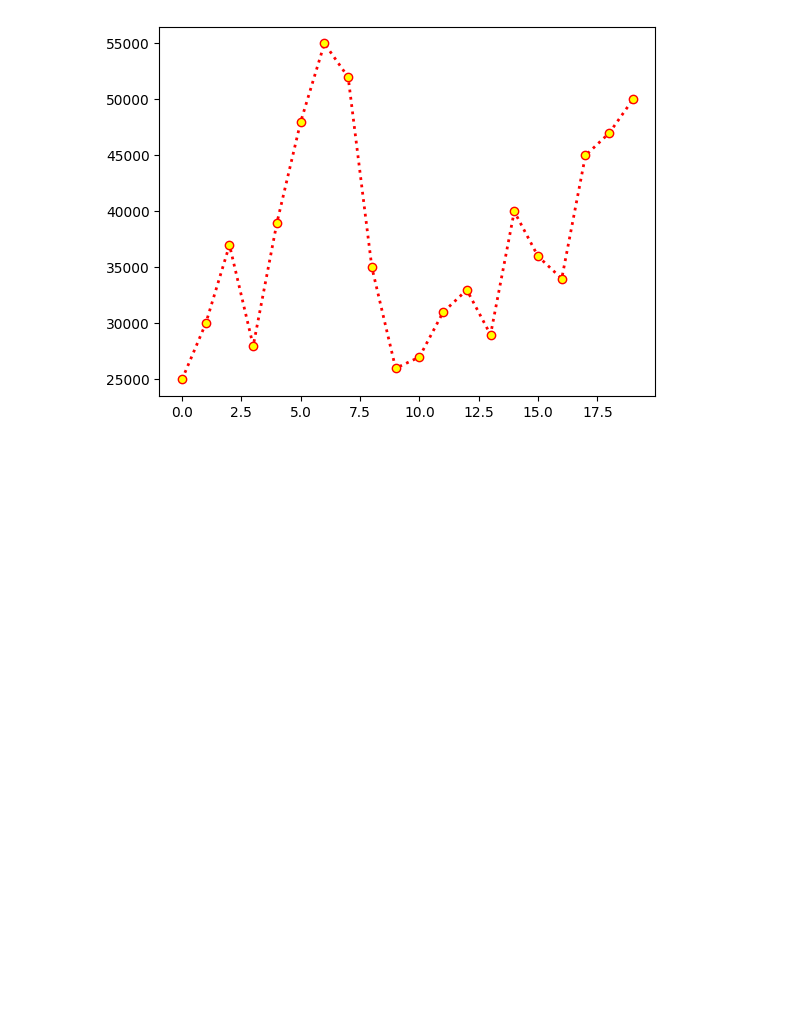
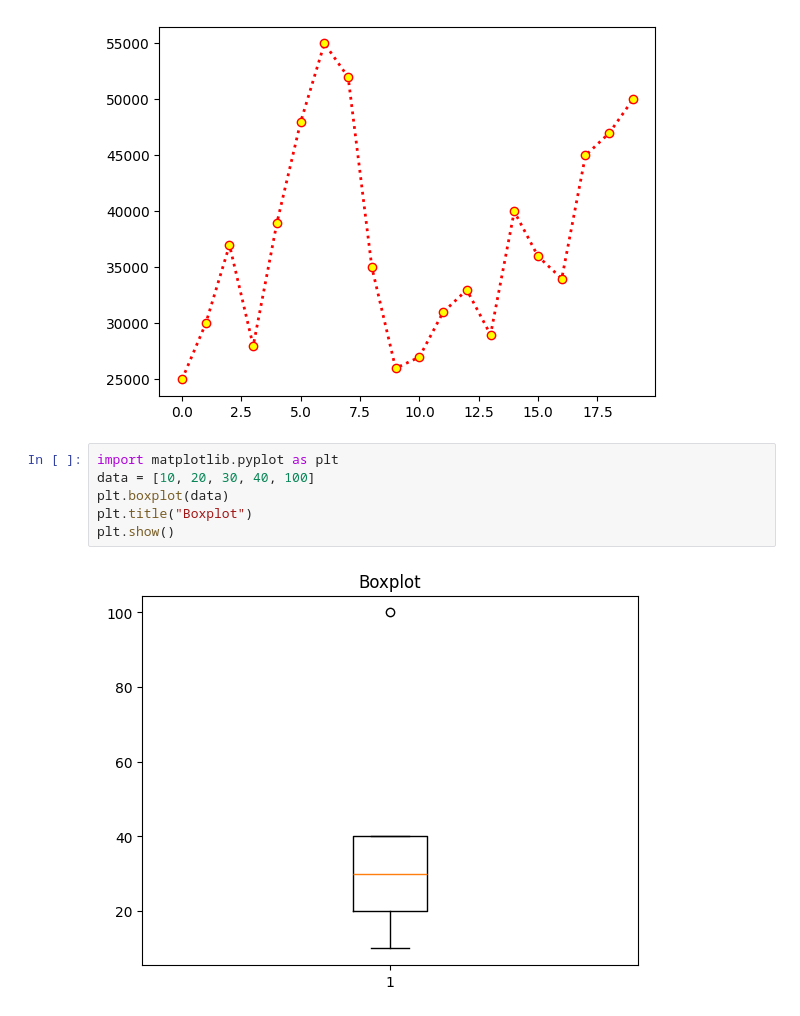
Before and after one commit to SHRUTHIHARIKRISH/python29, a Jupyter notebook: matplotlib29.ipynb, the cells around one changed output. Cells and saved outputs as stored; diff of their text form; blank space fills up the shorter version.

```diff
--- a/matplotlib29.ipynb
+++ b/matplotlib29.ipynb
@@ -52,3 +52,11 @@ plt.plot(df["Salary"], color="RED",linewidth="2",linestyle=":",marker="o",marker
 plt.show()
 # %% [output]
 [figure]
+# %%
+import matplotlib.pyplot as plt
+data = [10, 20, 30, 40, 100]
+plt.boxplot(data)
+plt.title("Boxplot")
+plt.show()
+# %% [output]
+[figure, added]
```
Also changed, not shown: parts of 7 cells of this notebook.
